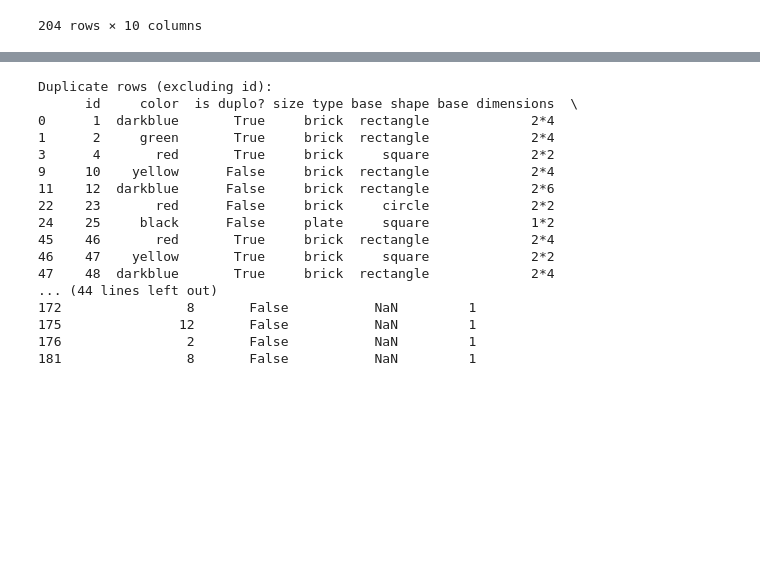
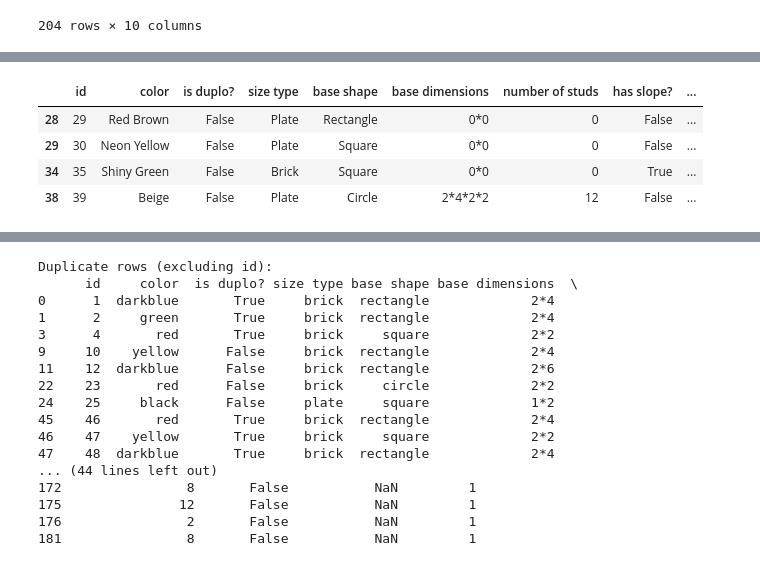
Before and after one commit to muratbek-kebtarum/ASDA_2025_Group_5_Portfolio, a Jupyter notebook: notebooks/week_03_group_5_notebook.ipynb, the cells around one changed output, grey strips where cells are left out. Cells and saved outputs as stored; diff of their text form; code cells hidden in the pictures; blank space fills up the shorter version.

```diff
--- a/notebooks/week_03_group_5_notebook.ipynb
+++ b/notebooks/week_03_group_5_notebook.ipynb
@@ -169,0 +173,9 @@ lego_dataset.sample(20)
+# %%
+#checking if every base dimension is like n*n
+lego_dataset[~lego_dataset['base dimensions'].str.match(r'^\d+\*\d+$', na=False)]
+# %% [output]
+|  | id | color | is duplo? | size type | base shape | base dimensions | number of studs | has slope? | ... |
+| 28 | 29 | Red Brown | False | Plate | Rectangle | 0*0 | 0 | False | ... |
+| 29 | 30 | Neon Yellow | False | Plate | Square | 0*0 | 0 | False | ... |
+| 34 | 35 | Shiny Green | False | Brick | Square | 0*0 | 0 | True | ... |
+| 38 | 39 | Beige | False | Plate | Circle | 2*4*2*2 | 12 | False | ... |
```
Also changed, not shown: parts of 15 cells of this notebook.
